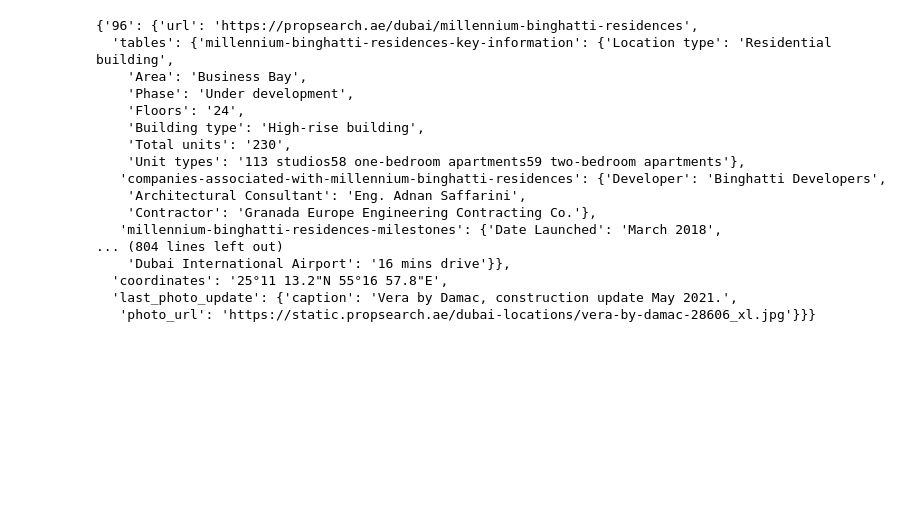
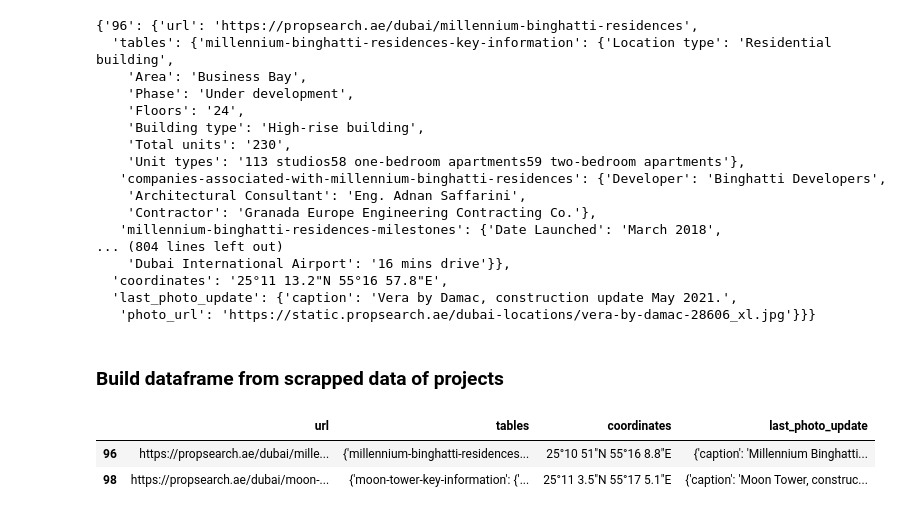
Before and after one commit to andresgtn/propsearch-dubai-areas, a Jupyter notebook: building-merge.ipynb, the cells around one changed output. Cells and saved outputs as stored; diff of their text form; code cells hidden in the pictures; blank space fills up the shorter version.

```diff
--- a/building-merge.ipynb
+++ b/building-merge.ipynb
@@ -331,3 +331,5 @@ loaded_json_data
   'coordinates': '25°11 13.2"N 55°16 57.8"E',
   'last_photo_update': {'caption': 'Vera by Damac, construction update May 2021.',
    'photo_url': 'https://static.propsearch.ae/dubai-locations/vera-by-damac-28606_xl.jpg'}}}
+# %% [markdown]
+### Build dataframe from scrapped data of projects
@@ -333,0 +338,6 @@ loaded_json_data
+# %%
+data_info_df.head(2)
+# %% [output]
+|  | url | tables | coordinates | last_photo_update |
+| 96 | https://propsearch.ae/dubai/mille... | {'millennium-binghatti-residences... | 25°10 51"N 55°16 8.8"E | {'caption': 'Millennium Binghatti... |
+| 98 | https://propsearch.ae/dubai/moon-... | {'moon-tower-key-information': {'... | 25°11 3.5"N 55°17 5.1"E | {'caption': 'Moon Tower, construc... |
```
Also changed, not shown: parts of 3 cells of this notebook.
